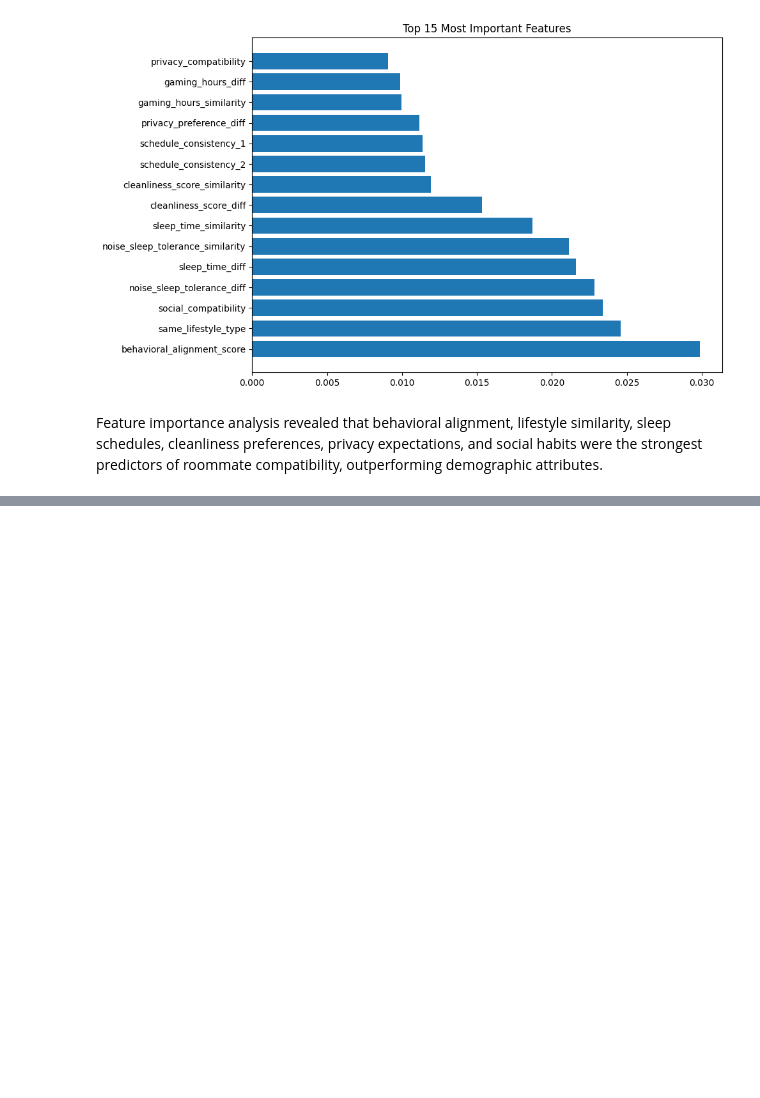
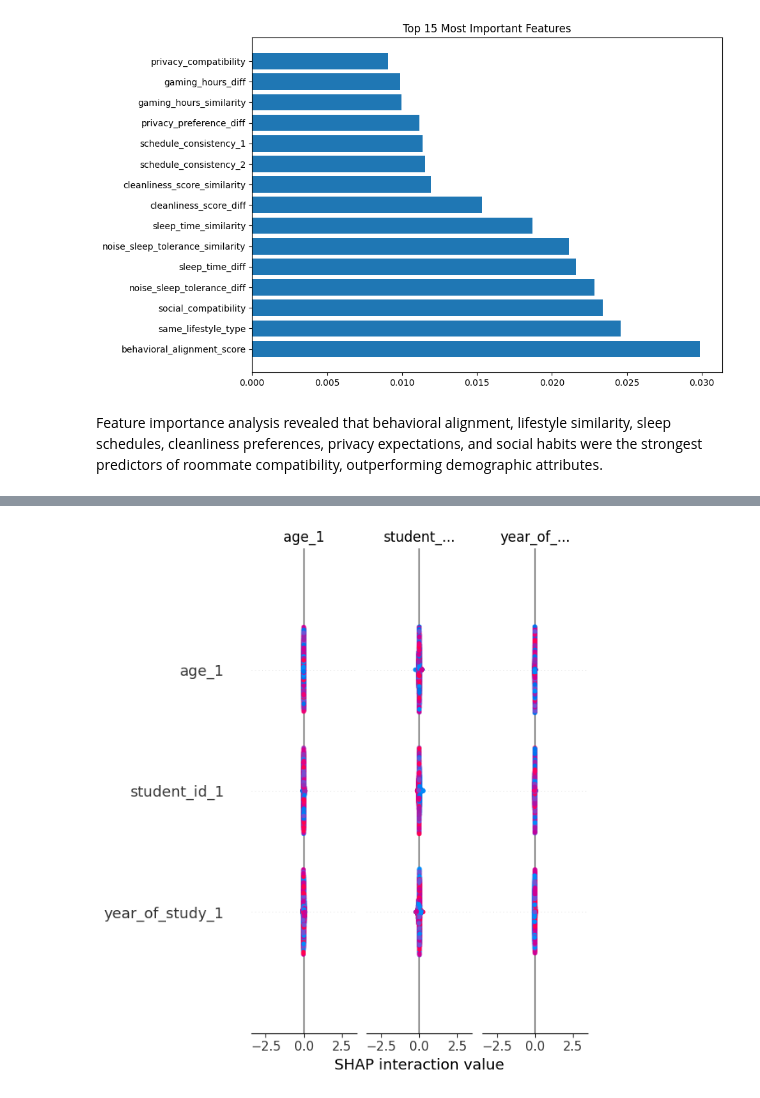
Before and after one commit to aarushiiii28/Smart-Resident-Matching-System, a Jupyter notebook: notebooks/04_model_experiments.ipynb, the cells around one changed output, grey strips where cells are left out. Saved outputs shown, nothing was run; the diff lists cells and outputs as text; code cells hidden in the pictures; blank space fills up the shorter version.

```diff
--- a/notebooks/04_model_experiments.ipynb
+++ b/notebooks/04_model_experiments.ipynb
@@ -351,0 +375,12 @@ Feature importance analysis revealed that behavioral alignment, lifestyle simila
+# %%
+# Create Explainer
+
+explainer = shap.TreeExplainer(
+    xgb_model
+)
+# %%
+# Calculate SHAP Values
+shap_values = explainer.shap_values(
+    X_test
+)
+shap_values
@@ -351,0 +415,4 @@ Feature importance analysis revealed that behavioral alignment, lifestyle simila
+# %%
+shap.summary_plot(shap_values, X_test)
+# %% [output]
+[figure, added]
```
Also changed, not shown: parts of 63 cells of this notebook, 56 other files.
